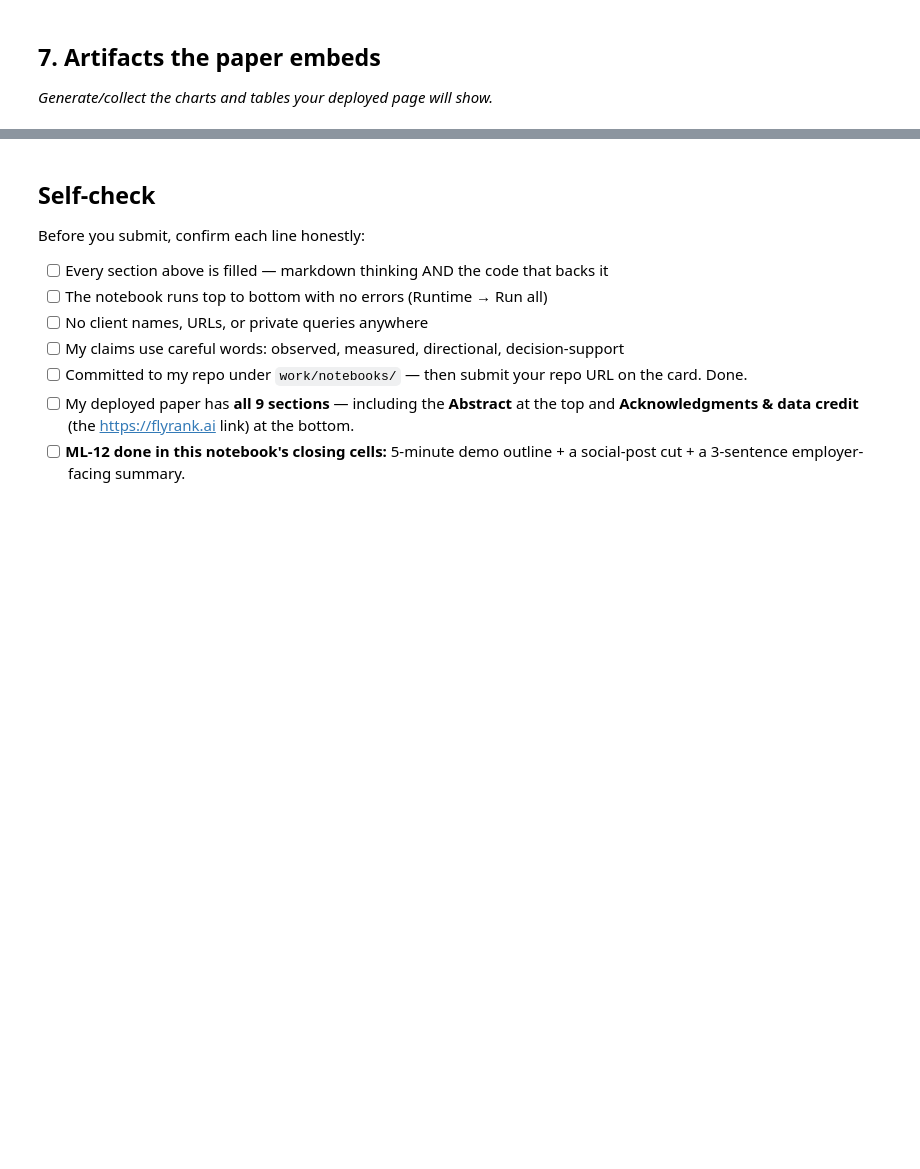
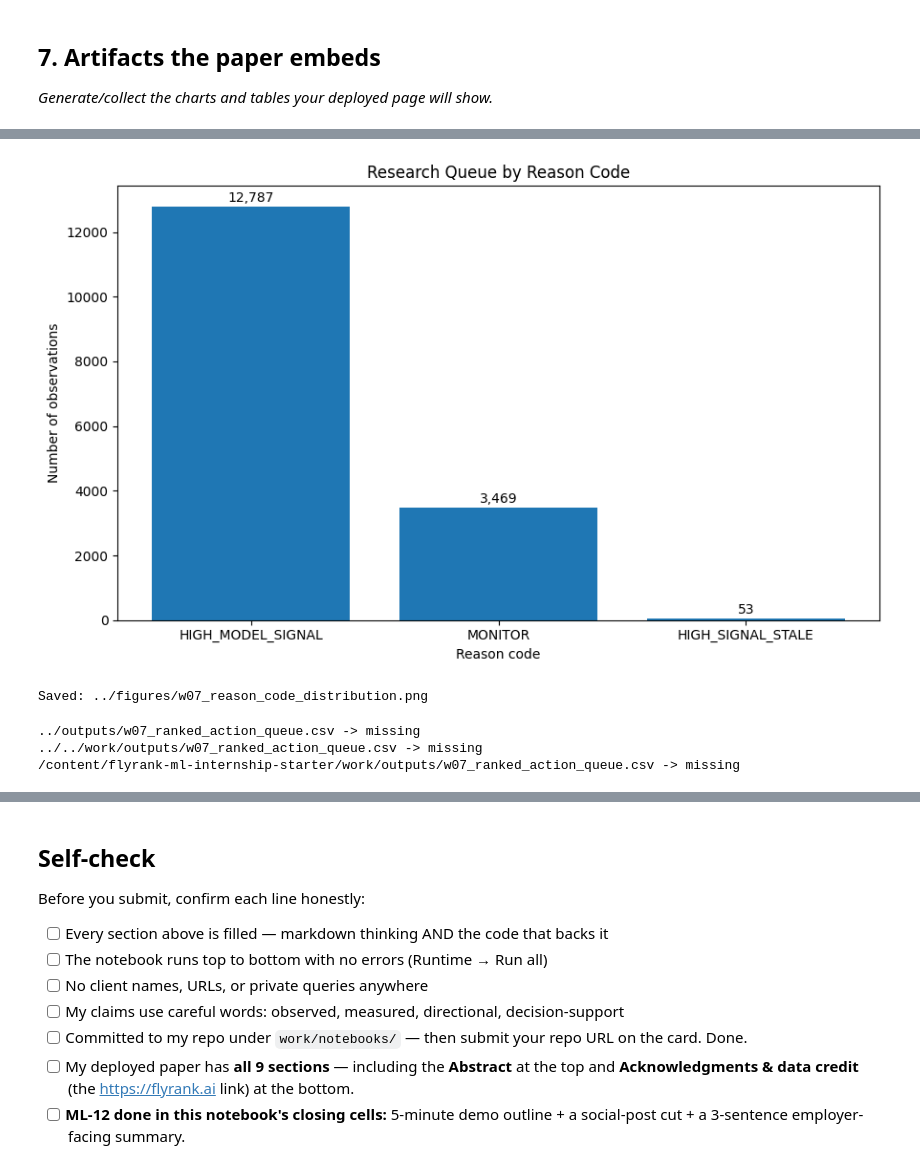
Before and after one commit to Veduisback/flyrank-ml-internship-starter, a Jupyter notebook: work/notebooks/capstone.ipynb, the cells around one changed output, grey strips where cells are left out. Drawn from its saved outputs; the diff is of its cells as text; code cells hidden in the pictures; blank space fills up the shorter version.

```diff
--- a/work/notebooks/capstone.ipynb
+++ b/work/notebooks/capstone.ipynb
@@ -36,0 +899,62 @@ This skeleton is yours to fill. Work the sections **in order** — each one has
+# %%
+# CAPSTONE — W07 REASON CODE DISTRIBUTION
+# ========================================
+
+import matplotlib.pyplot as plt
+from pathlib import Path
+
+Path("../figures").mkdir(parents=True, exist_ok=True)
+
+reason_codes = [
+    "HIGH_MODEL_SIGNAL",
+    "MONITOR",
+    "HIGH_SIGNAL_STALE",
+]
+
+reason_counts = [
+    12787,
+    3469,
+    53,
+]
+
+fig, ax = plt.subplots(figsize=(9, 5.5))
+
+bars = ax.bar(reason_codes, reason_counts)
+
+ax.set_title("Research Queue by Reason Code")
+ax.set_ylabel("Number of observations")
+ax.set_xlabel("Reason code")
+
+for bar, value in zip(bars, reason_counts):
+    ax.text(
+        bar.get_x() + bar.get_width() / 2,
+        value + 150,
+        f"{value:,}",
+        ha="center",
+    )
+
+fig.tight_layout()
+
+output_path = "../figures/w07_reason_code_distribution.png"
+fig.savefig(output_path, dpi=180, bbox_inches="tight")
+plt.show()
+
+print(f"Saved: {output_path}")
+# %% [output]
+[figure, added]
+Saved: ../figures/w07_reason_code_distribution.png
+# %%
+from pathlib import Path
+
+possible_queue_paths = [
+    Path("../outputs/w07_ranked_action_queue.csv"),
+    Path("../../work/outputs/w07_ranked_action_queue.csv"),
+    Path("/content/flyrank-ml-internship-starter/work/outputs/w07_ranked_action_queue.csv"),
+]
+
+for path in possible_queue_paths:
+    print(path, "->", "FOUND" if path.exists() else "missing")
+# %% [output]
+../outputs/w07_ranked_action_queue.csv -> missing
+../../work/outputs/w07_ranked_action_queue.csv -> missing
+/content/flyrank-ml-internship-starter/work/outputs/w07_ranked_action_queue.csv -> missing
```
Also changed, not shown: parts of 21 cells of this notebook.
